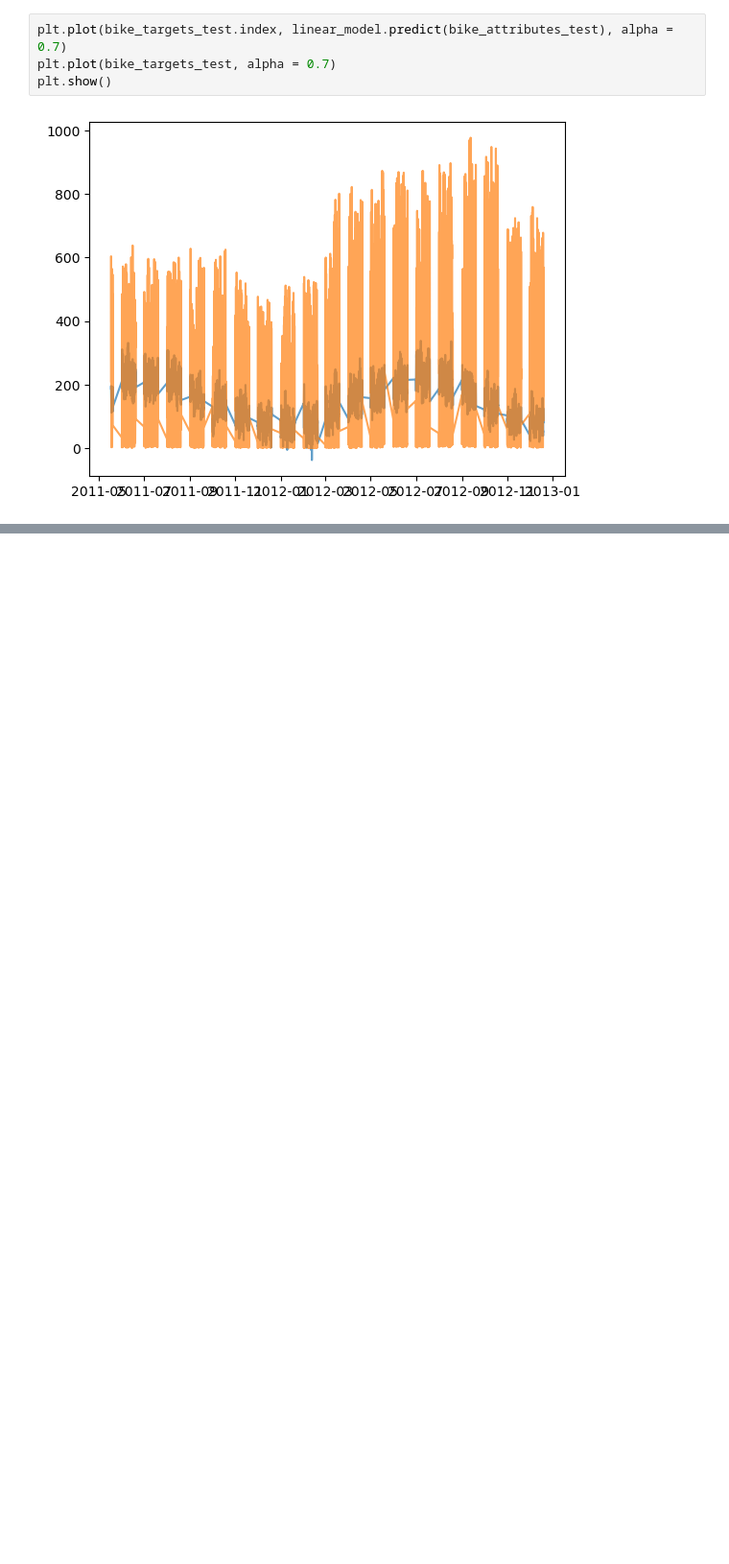
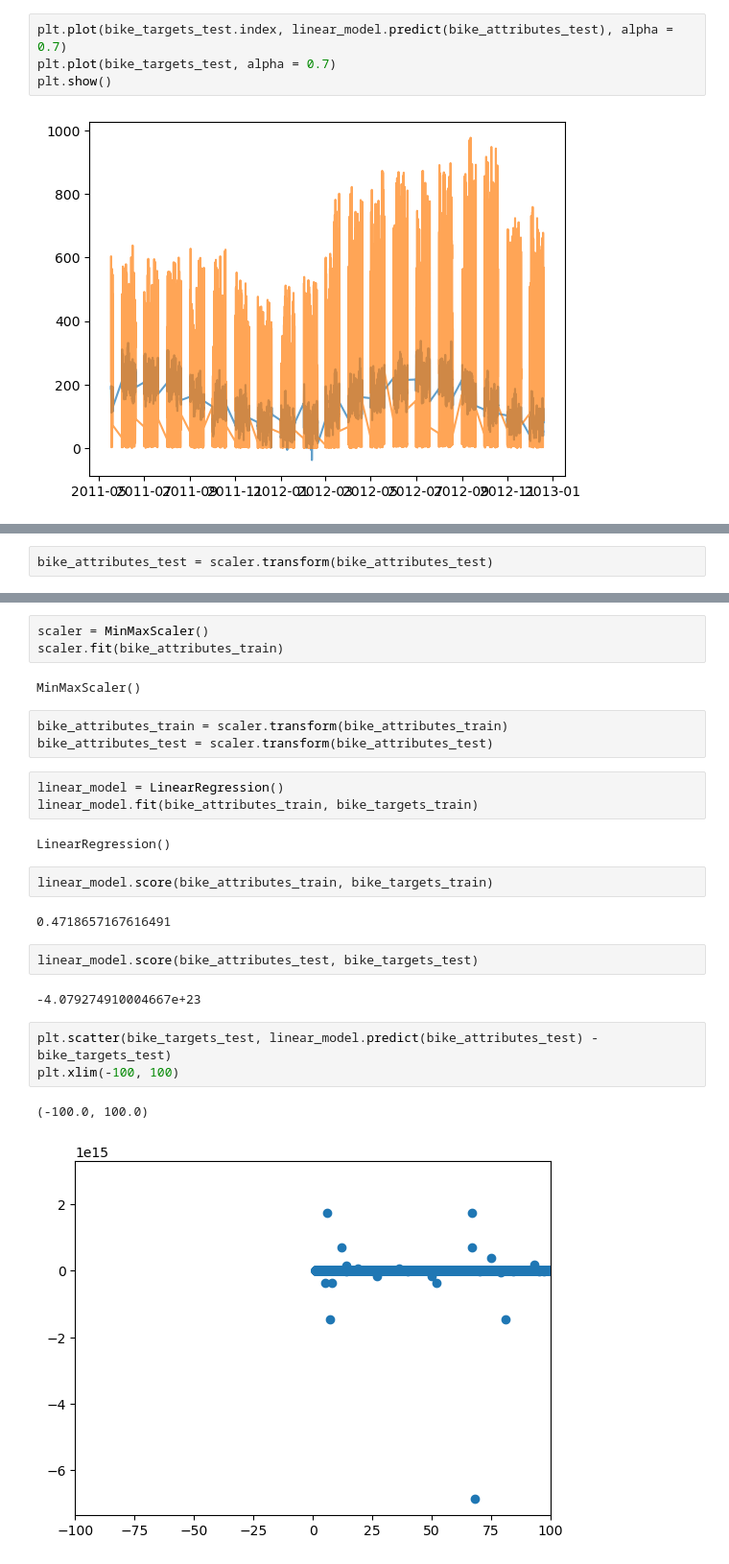
Before and after one commit to borisov5/Machine-Learning-September-2023, a Jupyter notebook: 09. Time Series/lecture.ipynb, the cells around one changed output, grey strips where cells are left out. Shown at 96% size. Saved outputs shown, nothing was run; the diff lists cells and outputs as text; blank space fills up the shorter version.

```diff
--- a/09. Time Series/lecture.ipynb
+++ b/09. Time Series/lecture.ipynb
@@ -391,0 +587,2 @@ plt.show()
+# %%
+bike_attributes_test = scaler.transform(bike_attributes_test)
@@ -391,0 +611,27 @@ plt.show()
+# %%
+scaler = MinMaxScaler()
+scaler.fit(bike_attributes_train)
+# %% [output]
+MinMaxScaler()
+# %%
+bike_attributes_train = scaler.transform(bike_attributes_train)
+bike_attributes_test = scaler.transform(bike_attributes_test)
+# %%
+linear_model = LinearRegression()
+linear_model.fit(bike_attributes_train, bike_targets_train)
+# %% [output]
+LinearRegression()
+# %%
+linear_model.score(bike_attributes_train, bike_targets_train)
+# %% [output]
+0.4718657167616491
+# %%
+linear_model.score(bike_attributes_test, bike_targets_test)
+# %% [output]
+-4.079274910004667e+23
+# %%
+plt.scatter(bike_targets_test, linear_model.predict(bike_attributes_test) - bike_targets_test)
+plt.xlim(-100, 100)
+# %% [output]
+(-100.0, 100.0)
+[figure, added]
```
Also changed, not shown: parts of 37 cells of this notebook.
